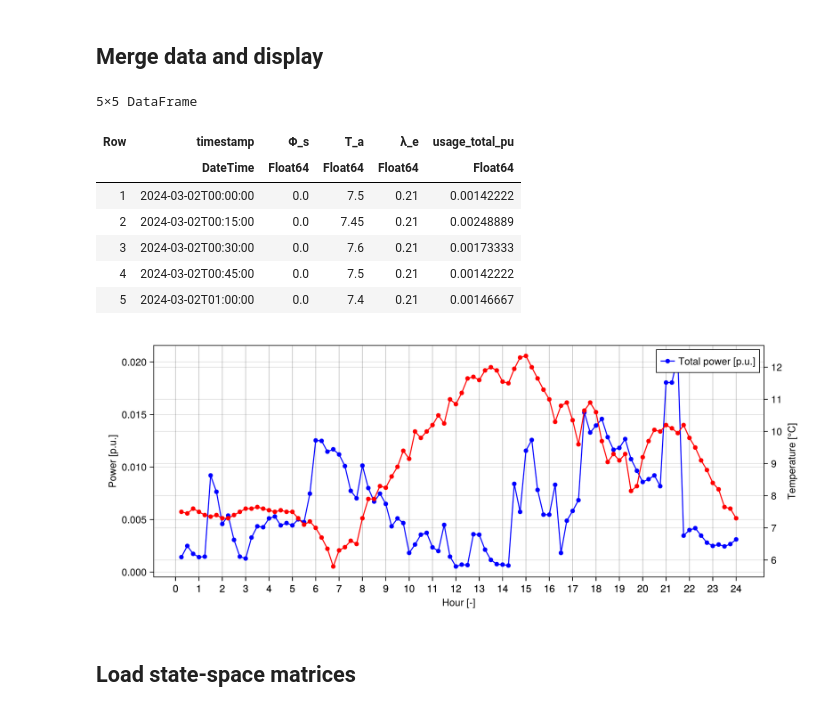
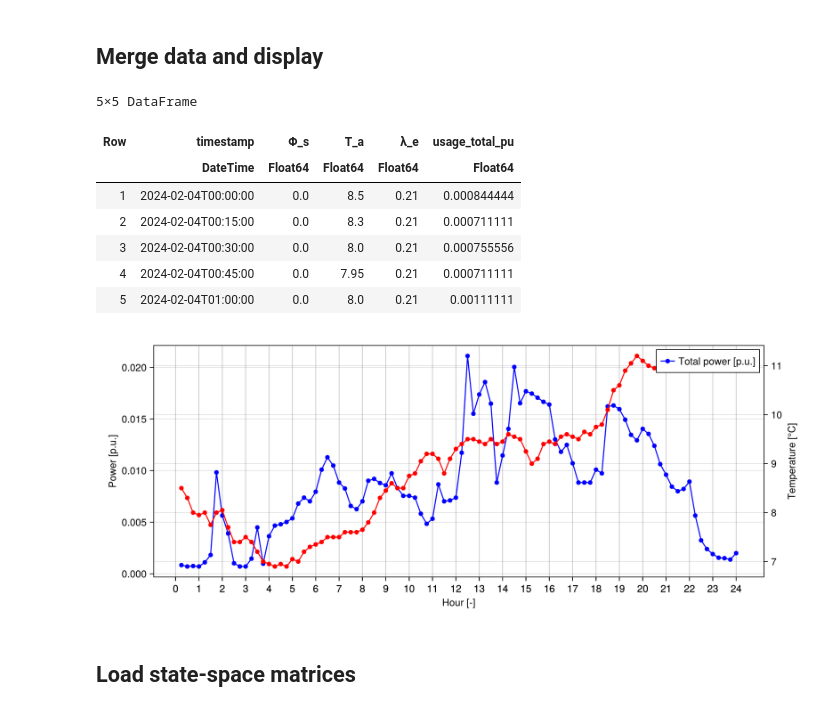
Before and after one commit to XinLiTue/Congestion-Management-based-on-Thermal-Comfort, a Jupyter notebook: OPF-jl.ipynb, the cells around one changed output. Saved outputs shown, nothing was run; the diff lists cells and outputs as text; code cells hidden in the pictures.

```diff
--- a/OPF-jl.ipynb
+++ b/OPF-jl.ipynb
@@ -132,19 +132,20 @@ Weather data shape: (27169, 4)
 df_full = innerjoin(weather_df, loads, on = :timestamp);
 # %%
 # select a particular day (Defined by date)
-date = Date(2024, 3, 2)
+date = Date(2024, 2, 4)
 
 df = df_full[Date.(df_full.timestamp) .== date, :]
+
 first(df, 5)
 # %% [output]
 5×5 DataFrame
 | Row | timestamp | Φ_s | T_a | λ_e | usage_total_pu |
 |  | DateTime | Float64 | Float64 | Float64 | Float64 |
-| 1 | 2024-03-02T00:00:00 | 0.0 | 7.5 | 0.21 | 0.00142222 |
-| 2 | 2024-03-02T00:15:00 | 0.0 | 7.45 | 0.21 | 0.00248889 |
-| 3 | 2024-03-02T00:30:00 | 0.0 | 7.6 | 0.21 | 0.00173333 |
-| 4 | 2024-03-02T00:45:00 | 0.0 | 7.5 | 0.21 | 0.00142222 |
-| 5 | 2024-03-02T01:00:00 | 0.0 | 7.4 | 0.21 | 0.00146667 |
+| 1 | 2024-02-04T00:00:00 | 0.0 | 8.5 | 0.21 | 0.000844444 |
+| 2 | 2024-02-04T00:15:00 | 0.0 | 8.3 | 0.21 | 0.000711111 |
+| 3 | 2024-02-04T00:30:00 | 0.0 | 8.0 | 0.21 | 0.000755556 |
+| 4 | 2024-02-04T00:45:00 | 0.0 | 7.95 | 0.21 | 0.000711111 |
+| 5 | 2024-02-04T01:00:00 | 0.0 | 8.0 | 0.21 | 0.00111111 |
 # %%
 # plot user power data
 fig = Figure(; size = (1000, 400))
@@ -157,7 +158,7 @@ scatterlines!(ax_temp, df.T_a, label="Temperature", color=:red)
 axislegend(ax_power)
 fig
 # %% [output]
-[figure, old version]
+[figure, new version]
 # %% [markdown]
 ## Load state-space matrices
 # %%
```
Also changed, not shown: parts of 7 cells of this notebook, 5 other files.
